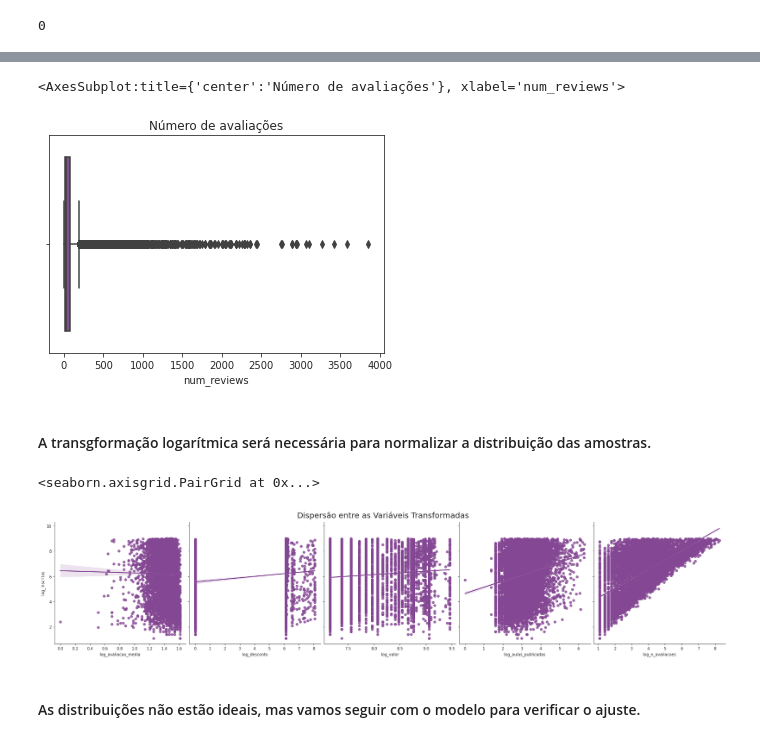
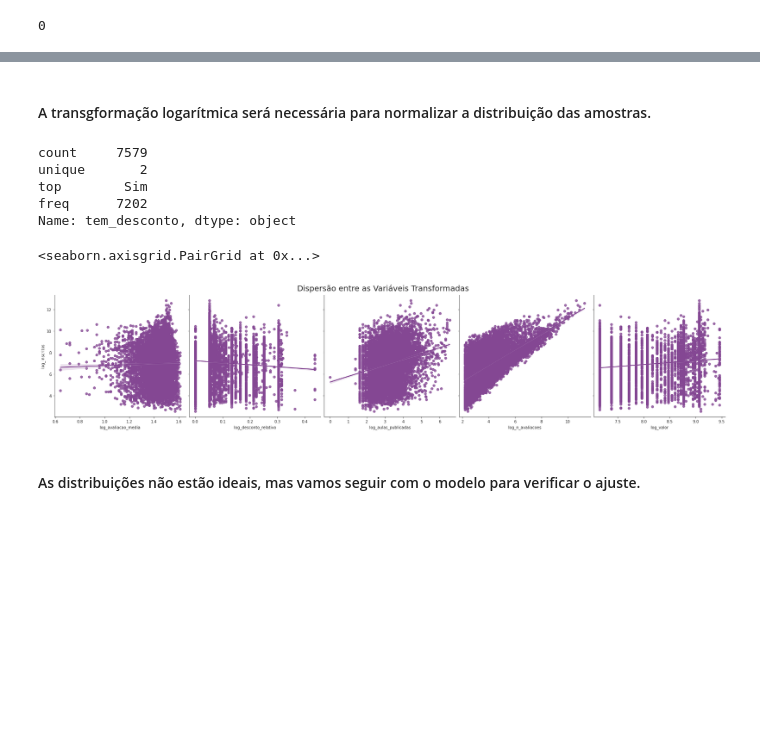
Before and after one commit to lalianza/portfolio, a Jupyter notebook: udemy-analysis.ipynb, the cells around one changed output, grey strips where cells are left out. Drawn from its saved outputs; the diff is of its cells as text; code cells hidden in the pictures; blank space fills up the shorter version.

```diff
--- a/udemy-analysis.ipynb
+++ b/udemy-analysis.ipynb
@@ -238,0 +199,2 @@ data.query('avg_rating == 1')
+# %%
+data.query('num_reviews >= 9', inplace=True)
@@ -263,0 +246,5 @@ ax
+# %%
+data['desconto_relativo'] = data['discount_price__amount']/data['price_detail__amount']
+# %%
+data['tem_desconto'] = data['discount_price__amount'].apply(lambda x: 'Sim' if x>0 else 'Não')
+data['tem_desconto'].value_counts()
@@ -287,27 +315,28 @@ ax
-# %%
-ax = sns.boxplot(data['num_reviews'])
-ax.set_title('Número de avaliações')
-ax
-# %% [output]
-<AxesSubplot:title={'center':'Número de avaliações'}, xlabel='num_reviews'>
-[figure, removed]
 # %% [markdown]
 #### A transgformação logarítmica será necessária para normalizar a distribuição das amostras.
 # %%
 data['log_inscritos'] = np.log(data['num_subscribers'])
 data['log_avaliacao_media'] = np.log(data['avg_rating'])
-data['log_desconto'] = np.log(data['discount_price__amount']+1)
+data['log_desconto_relativo'] = np.log(data['desconto_relativo']+1)
 data['log_valor'] = np.log(data['price_detail__amount'])
 data['log_aulas_publicadas'] = np.log(data['num_published_lectures'])
 data['log_n_avaliacoes'] = np.log(data['num_reviews'])
+# %%
+data['tem_desconto'].describe()
+# %% [output]
+count     7579
+unique       2
+top        Sim
+freq      7202
+Name: tem_desconto, dtype: object
 # %%
-ax = sns.pairplot(data, y_vars='log_inscritos', x_vars=['log_avaliacao_media','log_desconto','log_valor',
-                                              'log_aulas_publicadas','log_n_avaliacoes'], height=5, kind='reg')
+ax = sns.pairplot(data, y_vars='log_inscritos', x_vars=['log_avaliacao_media','log_desconto_relativo',
+                                              'log_aulas_publicadas','log_n_avaliacoes', 'log_valor'], height=5, kind='reg')
 ax.fig.suptitle('Dispersão entre as Variáveis Transformadas', fontsize=20, y=1.05)
 ax
 # %% [output]
 <seaborn.axisgrid.PairGrid at 0x...>
-[figure, old version]
+[figure, new version]
 # %% [markdown]
 #### As distribuições não estão ideais, mas vamos seguir com o modelo para verificar o ajuste.
 # %%
```
Also changed, not shown: parts of 64 cells of this notebook.
